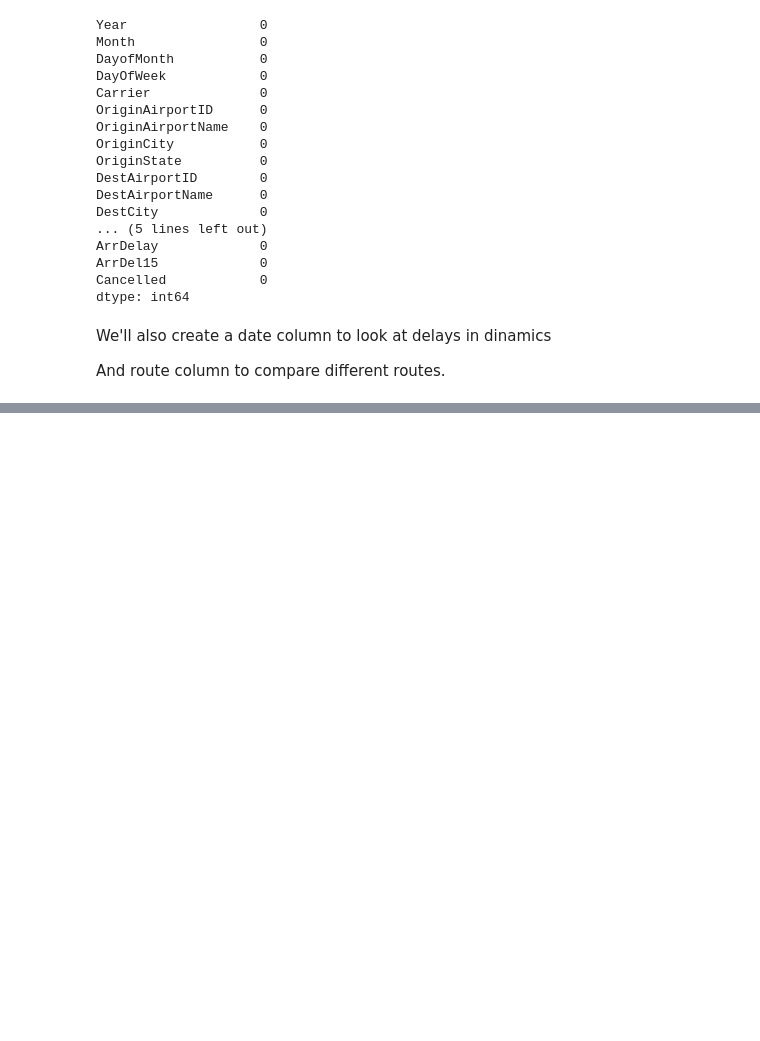
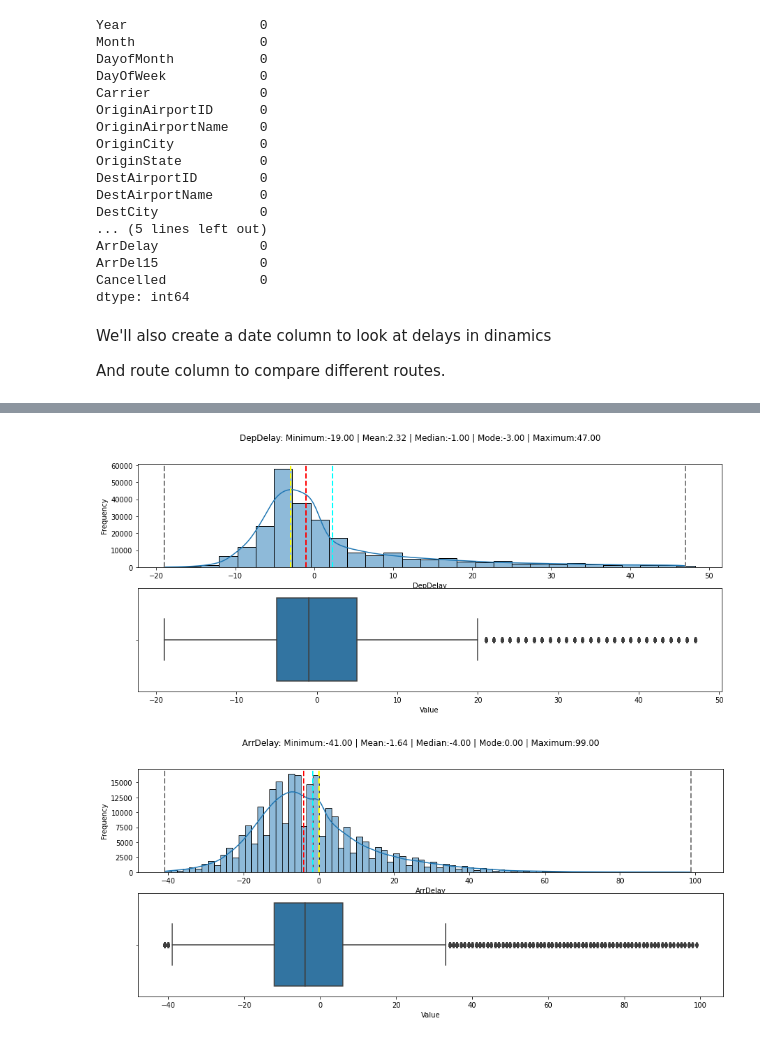
Before and after one commit to Berezovikov-A/ms_ml_challenges, a Jupyter notebook: 01 - Flights Challenge.ipynb, the cells around one changed output, grey strips where cells are left out. Saved outputs shown, nothing was run; the diff lists cells and outputs as text; code cells hidden in the pictures; blank space fills up the shorter version.

```diff
--- a/01 - Flights Challenge.ipynb
+++ b/01 - Flights Challenge.ipynb
@@ -181,0 +181,12 @@ df_flights
+# %%
+arr_qup, arr_qlow = df_flights['ArrDelay'].quantile(0.97), df_flights['ArrDelay'].quantile(0.002)
+df_flights = df_flights[(df_flights['ArrDelay'] > arr_qlow) & (df_flights['ArrDelay'] < arr_qup)]
+
+dep_qup, dep_qlow = df_flights['DepDelay'].quantile(0.95), df_flights['DepDelay'].quantile(0.0001)
+df_flights = df_flights[(df_flights['DepDelay'] > dep_qlow) & (df_flights['DepDelay'] < dep_qup)]
+# %%
+for label in labels:
+    show_distribution(df_flights[label])
+# %% [output]
+[figure, added]
+[figure, added]
```
Also changed, not shown: parts of 62 cells of this notebook, 1 other file.
